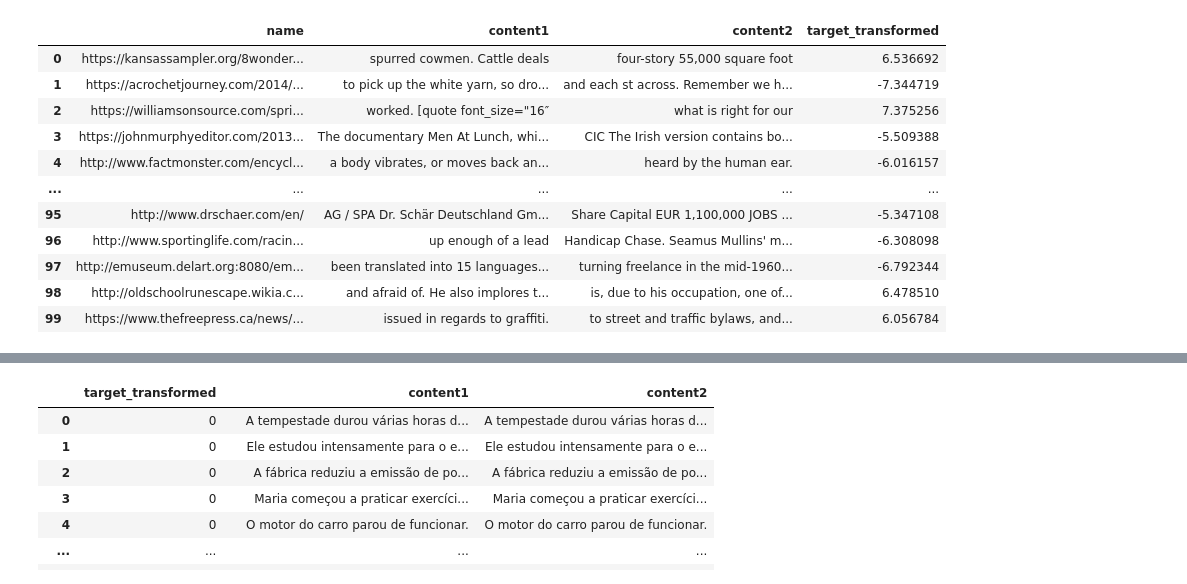
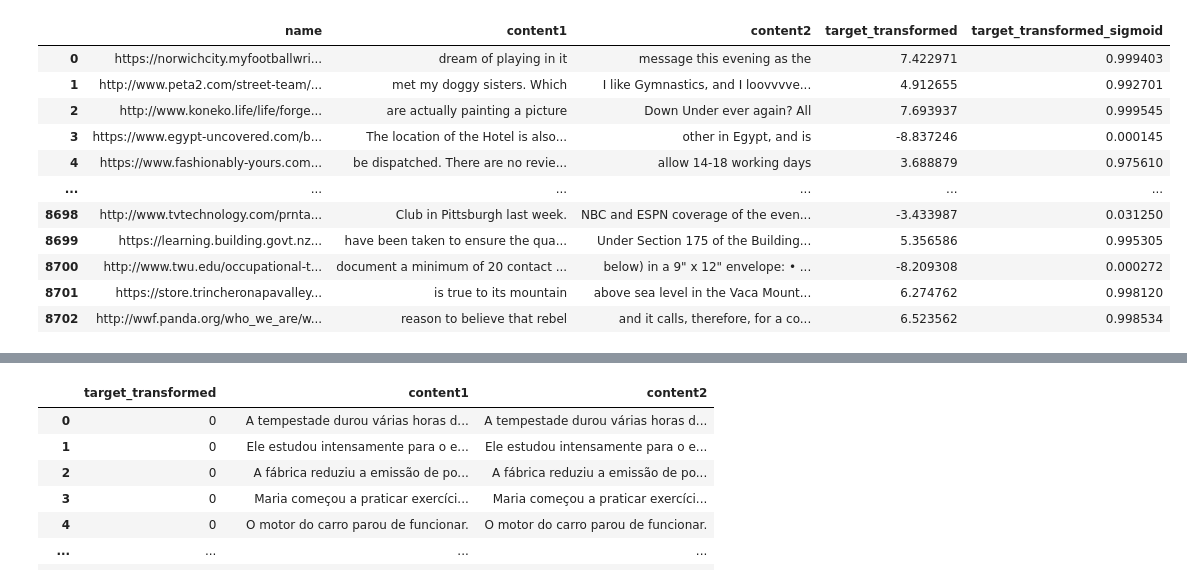
Before and after one commit to jadsongmatos/Tempo-nas-Narrativas, a Jupyter notebook: treino.ipynb, the cells around one changed output, grey strips where cells are left out. Cells and saved outputs as stored; diff of their text form; code cells hidden in the pictures.

```diff
--- a/treino.ipynb
+++ b/treino.ipynb
@@ -12,73 +12,76 @@ alias_db2 = 'db2_alias'
 conn = duckdb.connect(database=db1_path, read_only=False)
 
 # Anexar o segundo banco de dados
 conn.execute(f"ATTACH DATABASE '{db2_path}' AS {alias_db2}")
 
 # Verificar esquemas (opcional, mas recomendado)
 schema_main = conn.execute("DESCRIBE dataset").fetchdf()
 schema_db2 = conn.execute(f"DESCRIBE {alias_db2}.dataset").fetchdf()
 
 if not schema_main.equals(schema_db2):
 	raise Exception("Os esquemas das tabelas 'dataset' nos dois bancos de dados não são compatíveis.")
 
 # Executar a consulta modificada
 df_training = conn.execute(f"""
 WITH combined_dataset AS (
-	SELECT * FROM dataset
-	UNION ALL
-	SELECT * FROM {alias_db2}.dataset
+    SELECT * FROM dataset
+    UNION ALL
+    SELECT * FROM {alias_db2}.dataset
 ),
 sampled_a AS (
-	SELECT id, indice, content, name
-	FROM (
-	SELECT
-		id,
-		indice,
-		content,
-		name,
-		ROW_NUMBER() OVER (PARTITION BY name ORDER BY RANDOM()) AS rn
-	FROM combined_dataset
-	) sub
-	WHERE rn <= 1
+    SELECT id, indice, content, name
+    FROM (
+        SELECT
+            id,
+            indice,
+            content,
+            name,
+            ROW_NUMBER() OVER (PARTITION BY name ORDER BY RANDOM()) AS rn
+        FROM combined_dataset
+    ) sub
+    WHERE rn <= 1
 ),
 sampled_b AS (
-	SELECT id, indice, content, name
-	FROM (
-	SELECT
-		id,
-		indice,
-		content,
-		name,
-		ROW_NUMBER() OVER (PARTITION BY name ORDER BY RANDOM()) AS rn
-	FROM combined_dataset
-	) sub
-	WHERE rn <= 1
+    SELECT id, indice, content, name
+    FROM (
+        SELECT
+            id,
+            indice,
+            content,
+            name,
+            ROW_NUMBER() OVER (PARTITION BY name ORDER BY RANDOM()) AS rn
+        FROM combined_dataset
+    ) sub
+    WHERE rn <= 1
 )
 SELECT
-	a.name AS name,
-	a.content AS content1,
-	b.content AS content2,
-	SIGN(a.indice - b.indice) * LN(1 + ABS(a.indice - b.indice)) AS target_transformed
+    a.name AS name,
+    a.content AS content1,
+    b.content AS content2,
+    -- Cálculo original do target_transformado
+    SIGN(a.indice - b.indice) * LN(1 + ABS(a.indice - b.indice)) AS target_transformed,
+    -- Aplicação da função sigmoide no target_transformado
+    1 / (1 + EXP(- (SIGN(a.indice - b.indice) * LN(1 + ABS(a.indice - b.indice))))) AS target_transformed_sigmoid
 FROM sampled_a a
 JOIN sampled_b b
-	ON a.name = b.name
+    ON a.name = b.name
 ORDER BY RANDOM()
-LIMIT 100;
+LIMIT 50000;
 """).df()
 
 conn.close()
 
 df_training
 # %% [output]
-|  | name | content1 | content2 | target_transformed |
-| 0 | https://kansassampler.org/8wonder... | spurred cowmen. Cattle deals | four-story 55,000 square foot | 6.536692 |
-| 1 | https://acrochetjourney.com/2014/... | to pick up the white yarn, so dro... | and each st across. Remember we h... | -7.344719 |
-| 2 | https://williamsonsource.com/spri... | worked. [quote font_size="16″ | what is right for our | 7.375256 |
-| 3 | https://johnmurphyeditor.com/2013... | The documentary Men At Lunch, whi... | CIC The Irish version contains bo... | -5.509388 |
-| 4 | http://www.factmonster.com/encycl... | a body vibrates, or moves back an... | heard by the human ear. | -6.016157 |
-| ... | ... | ... | ... | ... |
-| 95 | http://www.drschaer.com/en/ | AG / SPA Dr. Schär Deutschland Gm... | Share Capital EUR 1,100,000 JOBS ... | -5.347108 |
-| 96 | http://www.sportinglife.com/racin... | up enough of a lead | Handicap Chase. Seamus Mullins' m... | -6.308098 |
-| 97 | http://emuseum.delart.org:8080/em... | been translated into 15 languages... | turning freelance in the mid-1960... | -6.792344 |
-| 98 | http://oldschoolrunescape.wikia.c... | and afraid of. He also implores t... | is, due to his occupation, one of... | 6.478510 |
-| 99 | https://www.thefreepress.ca/news/... | issued in regards to graffiti. | to street and traffic bylaws, and... | 6.056784 |
+|  | name | content1 | content2 | target_transformed | target_transformed_sigmoid |
+| 0 | https://norwichcity.myfootballwri... | dream of playing in it | message this evening as the | 7.422971 | 0.999403 |
+| 1 | http://www.peta2.com/street-team/... | met my doggy sisters. Which | I like Gymnastics, and I loovvvve... | 4.912655 | 0.992701 |
+| 2 | http://www.koneko.life/life/forge... | are actually painting a picture | Down Under ever again? All | 7.693937 | 0.999545 |
+| 3 | https://www.egypt-uncovered.com/b... | The location of the Hotel is also... | other in Egypt, and is | -8.837246 | 0.000145 |
+| 4 | https://www.fashionably-yours.com... | be dispatched. There are no revie... | allow 14-18 working days | 3.688879 | 0.975610 |
+| ... | ... | ... | ... | ... | ... |
+| 8698 | http://www.tvtechnology.com/prnta... | Club in Pittsburgh last week. | NBC and ESPN coverage of the even... | -3.433987 | 0.031250 |
+| 8699 | https://learning.building.govt.nz... | have been taken to ensure the qua... | Under Section 175 of the Building... | 5.356586 | 0.995305 |
+| 8700 | http://www.twu.edu/occupational-t... | document a minimum of 20 contact ... | below) in a 9" x 12" envelope: • ... | -8.209308 | 0.000272 |
+| 8701 | https://store.trincheronapavalley... | is true to its mountain | above sea level in the Vaca Mount... | 6.274762 | 0.998120 |
+| 8702 | http://wwf.panda.org/who_we_are/w... | reason to believe that rebel | and it calls, therefore, for a co... | 6.523562 | 0.998534 |
```
Also changed, not shown: parts of 23 cells of this notebook.
